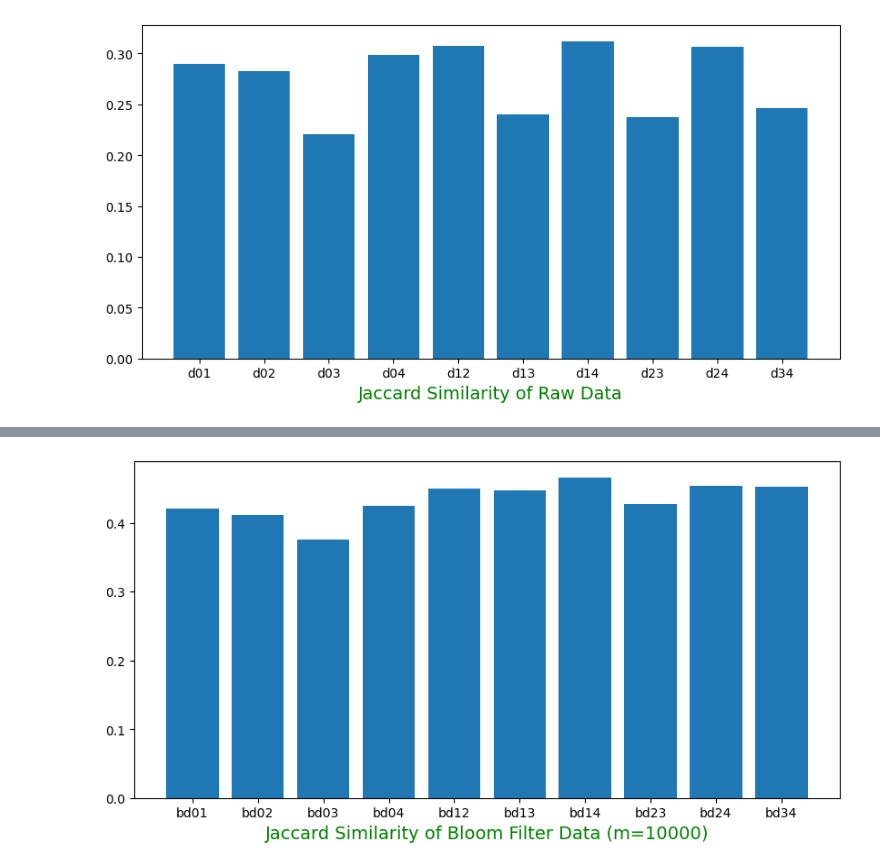
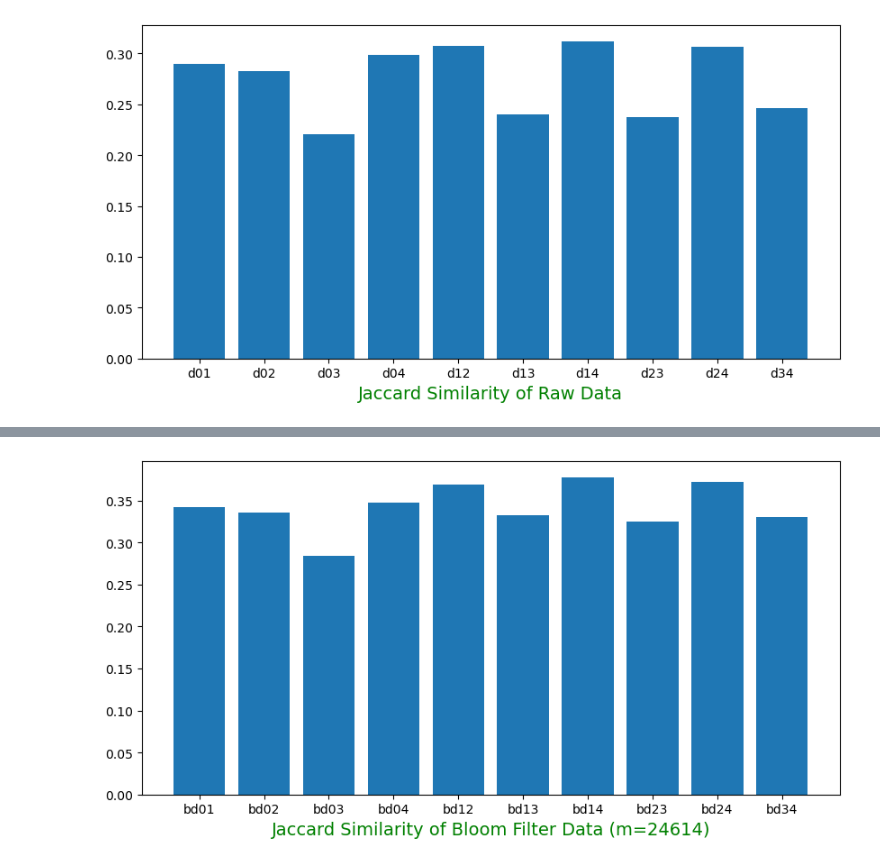
Before and after one commit to seamuschang31/mp_sketching, a Jupyter notebook: sketching.ipynb, the cells around one changed output, grey strips where cells are left out. Cells and saved outputs as stored; diff of their text form; code cells hidden in the pictures.

```diff
--- a/sketching.ipynb
+++ b/sketching.ipynb
@@ -505,31 +434,30 @@ df_minhash.to_latex('minHash.tex', index=False)
 # %%
-# Bloom Filter m = 10000
-m = 10000
+m = 24614
 bf0 = bloomFilter(dataset0, m)
 bf1 = bloomFilter(dataset1, m)
 bf2 = bloomFilter(dataset2, m)
 bf3 = bloomFilter(dataset3, m)
 bf4 = bloomFilter(dataset4, m)
 
 bd01 = bf_jaccard(bf0, bf1)
 bd02 = bf_jaccard(bf0, bf2)
 bd03 = bf_jaccard(bf0, bf3)
 bd04 = bf_jaccard(bf0, bf4)
 bd12 = bf_jaccard(bf1, bf2)
 bd13 = bf_jaccard(bf1, bf3)
 bd14 = bf_jaccard(bf1, bf4)
 bd23 = bf_jaccard(bf2, bf3)
 bd24 = bf_jaccard(bf2, bf4)
 bd34 = bf_jaccard(bf3, bf4)
 
 height = [bd01, bd02, bd03, bd04, bd12, bd13, bd14, bd23, bd24, bd34]
 bars = ('bd01', 'bd02', 'bd03', 'bd04', 'bd12', 'bd13', 'bd14', 'bd23', 'bd24', 'bd34')
 y_pos = np.arange(len(bars))
 
 plt.figure().set_figwidth(10)
 plt.bar(y_pos, height)
 plt.xticks(y_pos, bars)
-plt.xlabel('Jaccard Similarity of Bloom Filter Data (m=10000)', color='green', fontsize='14', horizontalalignment='center')
+plt.xlabel('Jaccard Similarity of Bloom Filter Data (m=24614)', color='green', fontsize='14', horizontalalignment='center')
 plt.show()
 # %% [output]
-[figure, old version]
+[figure, new version]
```
Also changed, not shown: parts of 27 cells of this notebook, 8 other files.
